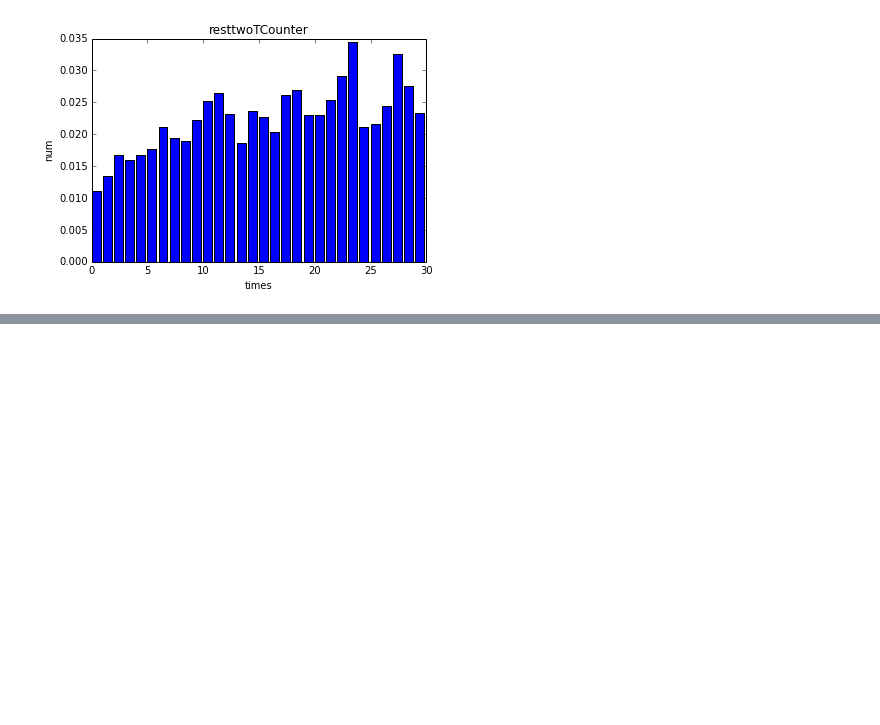
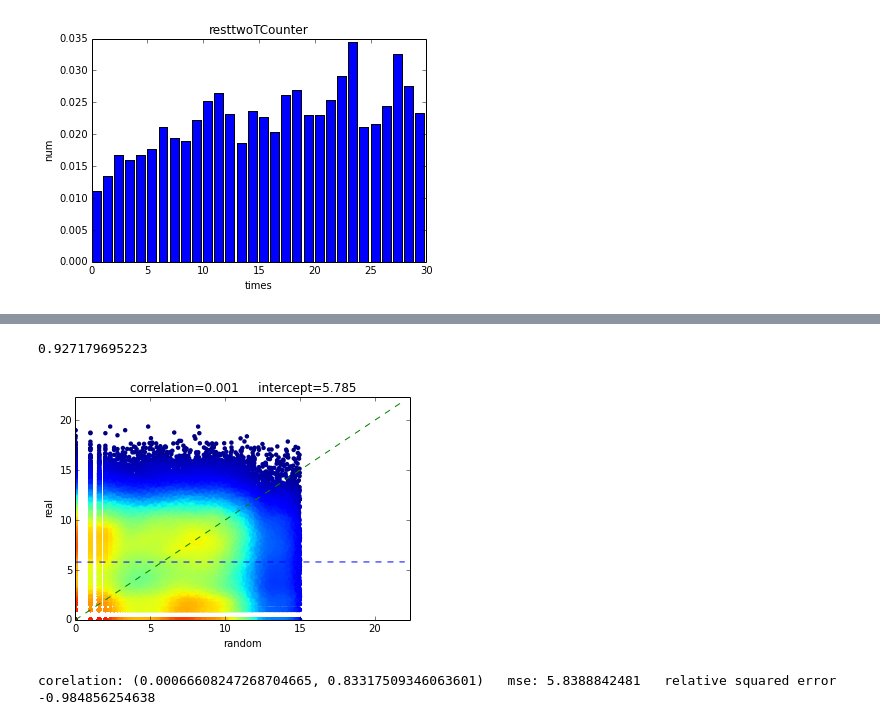
Before and after one commit to Toendex/CS579-final-project, a Jupyter notebook: tap.ipynb, the cells around one changed output, grey strips where cells are left out. Saved outputs shown, nothing was run; the diff lists cells and outputs as text; code cells hidden in the pictures; blank space fills up the shorter version.

```diff
--- a/tap.ipynb
+++ b/tap.ipynb
@@ -481 +552,49 @@ draw2(threeTCounter,1000,'times','num','threeTCounter')
+# %%
+#base line
+
+def percentage(objlst, num=10):
+    p=[0]*num
+    for obj in objlst:
+        if(obj['tweet']['retweet_count']<num):
+            p[obj['tweet']['retweet_count']]+=1
+    for i in range(0,num):
+        p[i]=1.0*p[i]/len(objlst)
+    if num>1:
+        for i in range(1,num):
+            p[i]=p[i]+p[i-1]
+    return p
+
+def randomPredict(p,ran,maxPredict,logBase):
+#     return random.random()*maxPredict
+    minPredict=len(p)
+    for i in range(0,len(p)):
+        if(ran<p[i]):
+            return math.log(max(1,i),logBase)
+#     return math.log(int(random.random()*(maxPredict-minPredict))+minPredict,logBase)
+    return math.log(minPredict,logBase)+random.random()*(maxPredict-math.log(minPredict,logBase))
+
+
+def baseLine(objlst,percentage,logBase,downR=0.8):
+    test_preds = []
+    Y=getY(objlst,0)
+    down=int(downR*len(Y))
+    for i in range(0,testSize):
+        ran=random.random()
+        pred=randomPredict(percentage,ran,15,logBase)
+        test_preds.append(pred)
+
+    plot_trends(test_preds,Y[down:],'random','real')
+
+    return pearsonr(test_preds, Y[down:]),math.sqrt(mean_squared_error(Y[down:], test_preds)),r2_score(Y[down:], test_preds)
+
+p=percentage(objlst,4096)
+print p[-1]
+
+dic={}
+dic['correlation'],dic['mse'],dic['score']=baseLine(objlst,p,2)
+print 'corelation:',dic['correlation'],'  mse:',dic['mse'],'  relative squared error',dic['score']
+# %% [output]
+0.927179695223
+[figure, added]
+corelation: (0.00066608247268704665, 0.83317509346063601)   mse: 5.8388842481   relative squared error -0.984856254638
 # %%
```
Also changed, not shown: parts of 22 cells of this notebook.
